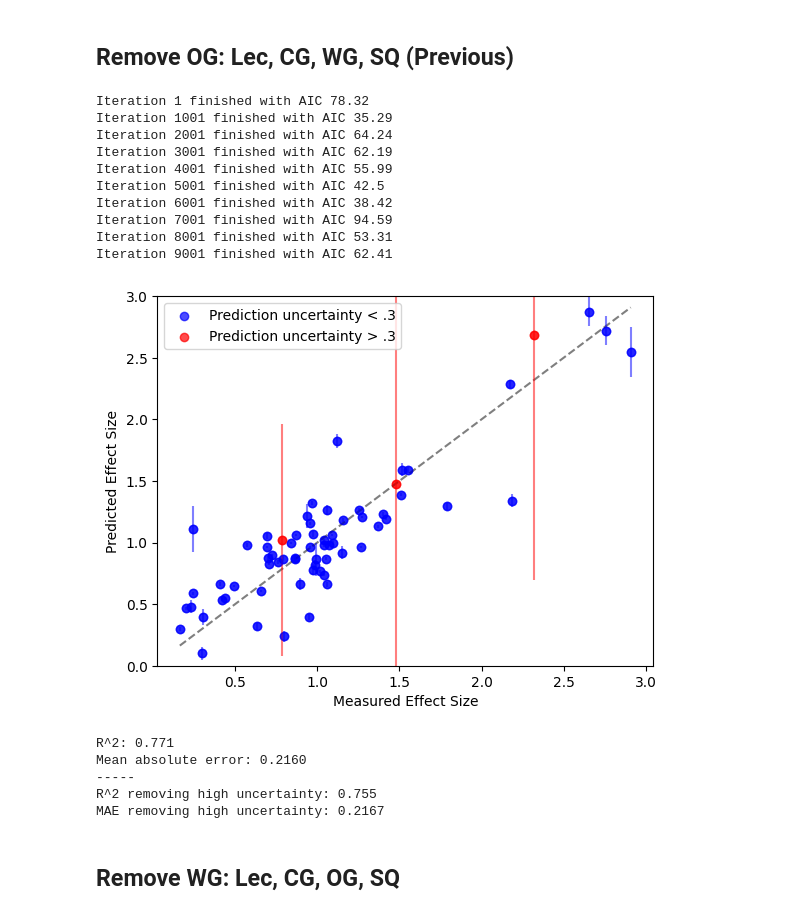
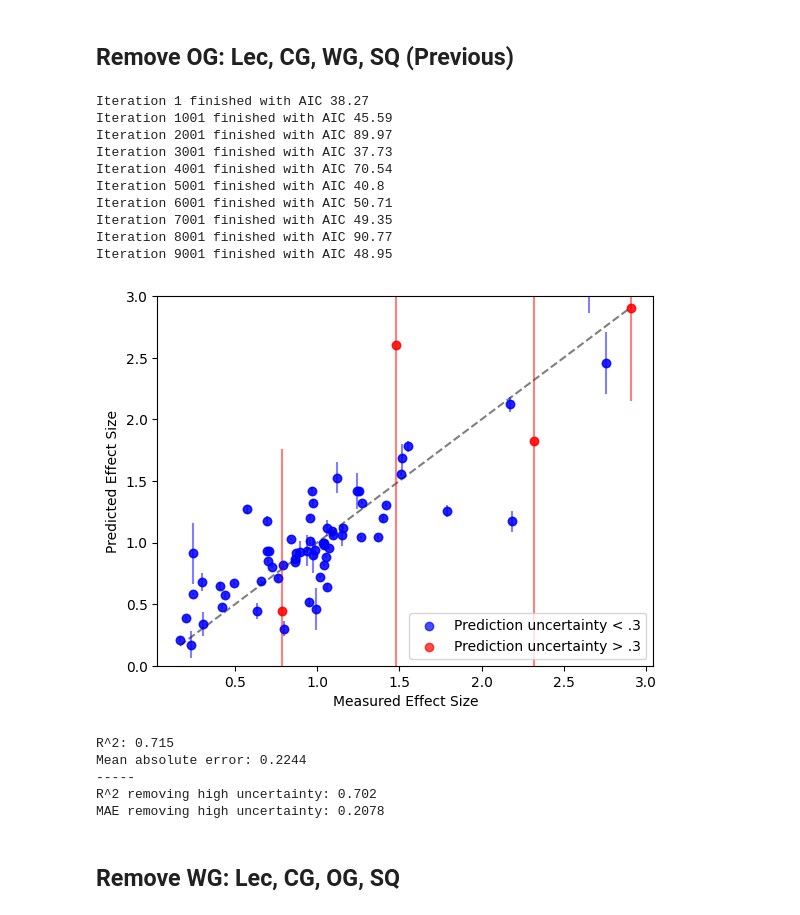
Before and after one commit to oross314/Modeling-Active-Learning-Classrooms, a Jupyter notebook: COPUS_narrowing.ipynb, the cells around one changed output. Saved outputs shown, nothing was run; the diff lists cells and outputs as text; code cells hidden in the pictures.

```diff
--- a/COPUS_narrowing.ipynb
+++ b/COPUS_narrowing.ipynb
@@ -7,15 +5,10 @@ from statsmodels.regression.linear_model import OLS
 from functions import *
 # %%
 #Read in data file (see data_processing.ipynb for how this file is generated)
-#Keep only Lec, CG, WG, and SQ codes (see paper for discussion of feature selection)
-codes_and_CIs = pd.read_csv('Published Data/combined_COPUS_CI_data.csv')
-measured_data = pd.read_csv('Measured Data/measured_data.csv')
-measured_data = measured_data[measured_data['PreMean'] < .6]
-#concat
-codes_and_CIs = pd.concat([codes_and_CIs, measured_data], axis=0, ignore_index=True)
-
+codes_and_CIs = pd.read_csv('combined_COPUS_CI_data.csv')
 #The target variable is the effect size
 target = codes_and_CIs['Effect Size'].to_numpy()
+ES_variance = codes_and_CIs['Effect Size Variance'].to_numpy()
 # %%
     ##plotting LOO predictions with error bars representing uncertainty across different fits
 def LOO_plot(target, LOO_predictions_mean, LOO_predictions_std):
@@ -214,33 +229,37 @@ MAE removing high uncertainty: 0.2724
 # %%
 #remove OG
 
 #these will be input features for the model
 data = codes_and_CIs[[ 'Lec', 'CG', 'WG', 'SQ', ]].to_numpy()
 #This is a linear regression model, but we use nonlinear terms by adding polynomila features
 data = add_cross_terms(data)
 
-keepers, AICs, good_fits = feature_selection(data, target, its=10000, n =1, prt = True, num_choose = 10)
+keepers, AICs, good_fits = feature_selection(data, target, its=10000, prt = True, num_choose = 10, weights = 1/ES_variance)
 
-LOO_predictions_mean, LOO_predictions_std, LOO_weights = bootstrap_LOO(data, target, keepers, good_fits, bootstrap_n=300)
+LOO_predictions, LOO_weights = bootstrap_LOO(data, target, keepers, good_fits, bootstrap_n=300, weights = 1/ES_variance)
 
+LOO_feature_means = np.mean(LOO_predictions, axis=0)
+
+LOO_predictions_mean = np.mean(LOO_feature_means, axis=0)
+LOO_predictions_std = np.std(LOO_feature_means, axis=0)
 LOO_plot(target, LOO_predictions_mean, LOO_predictions_std)
 # %% [output]
-Iteration 1 finished with AIC 78.32
-Iteration 1001 finished with AIC 35.29
-Iteration 2001 finished with AIC 64.24
-Iteration 3001 finished with AIC 62.19
-Iteration 4001 finished with AIC 55.99
-Iteration 5001 finished with AIC 42.5
-Iteration 6001 finished with AIC 38.42
-Iteration 7001 finished with AIC 94.59
-Iteration 8001 finished with AIC 53.31
-Iteration 9001 finished with AIC 62.41
+Iteration 1 finished with AIC 38.27
+Iteration 1001 finished with AIC 45.59
+Iteration 2001 finished with AIC 89.97
+Iteration 3001 finished with AIC 37.73
+Iteration 4001 finished with AIC 70.54
+Iteration 5001 finished with AIC 40.8
+Iteration 6001 finished with AIC 50.71
+Iteration 7001 finished with AIC 49.35
+Iteration 8001 finished with AIC 90.77
+Iteration 9001 finished with AIC 48.95
-[figure, old version]
+[figure, new version]
-R^2: 0.771
-Mean absolute error: 0.2160
+R^2: 0.715
+Mean absolute error: 0.2244
 -----
-R^2 removing high uncertainty: 0.755
-MAE removing high uncertainty: 0.2167
+R^2 removing high uncertainty: 0.702
+MAE removing high uncertainty: 0.2078
 # %% [markdown]
 ## Remove WG: Lec, CG, OG, SQ
 # %%
```
Also changed, not shown: parts of 23 cells of this notebook, 9 other files.
